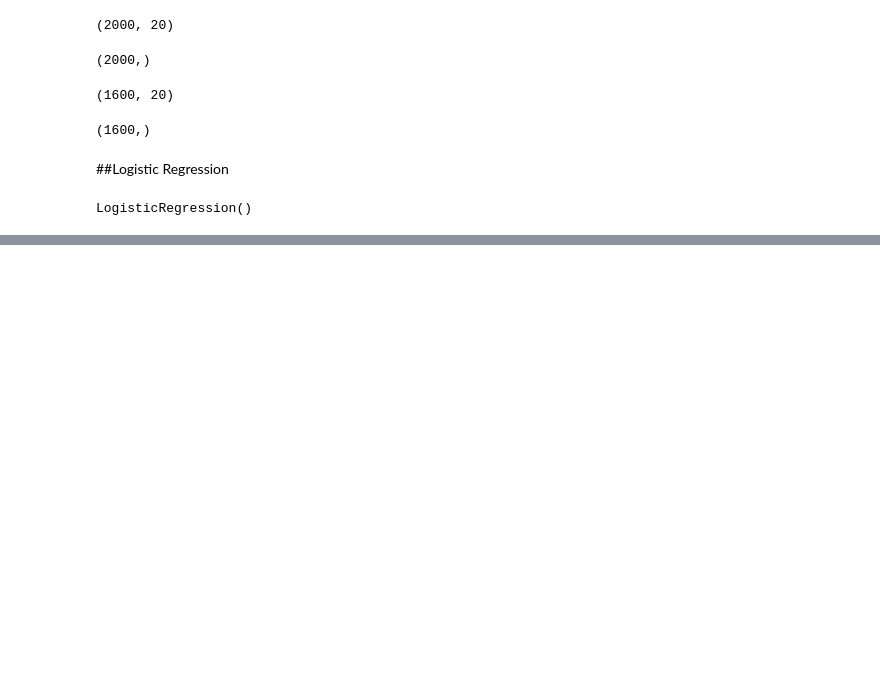
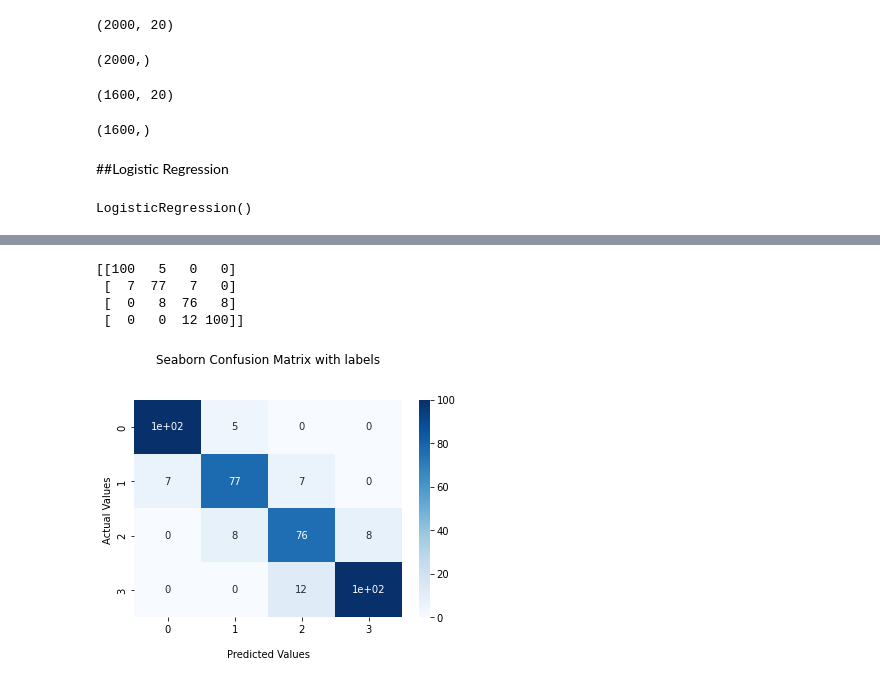
Before and after one commit to PrateekKumar88888/Mobile-Price-Range-Prediction, a Jupyter notebook: Mobile_Price_Range_Prediction_Capstone_Project.ipynb, the cells around one changed output, grey strips where cells are left out. Saved outputs shown, nothing was run; the diff lists cells and outputs as text; code cells hidden in the pictures; blank space fills up the shorter version.

```diff
--- a/Mobile_Price_Range_Prediction_Capstone_Project.ipynb
+++ b/Mobile_Price_Range_Prediction_Capstone_Project.ipynb
@@ -582,0 +589,5 @@ weighted avg       0.64      0.63      0.63      1500
+# %%
+from sklearn.ensemble import RandomForestClassifier
+# taking 300 trees
+clsr = RandomForestClassifier(n_estimators=300)
+clsr.fit(X_train, y_train)
@@ -582,0 +596,4 @@ weighted avg       0.64      0.63      0.63      1500
+# %%
+y_pred = clsr.predict(X_test)
+test_score= accuracy_score(y_test, y_pred)
+test_score
@@ -582,0 +621,27 @@ weighted avg       0.64      0.63      0.63      1500
+# %%
+import seaborn as sns
+from sklearn.metrics import confusion_matrix
+
+#Generate the confusion matrix
+cf_matrix = confusion_matrix(y_test, y_pred)
+
+print(cf_matrix)
+
+ax = sns.heatmap(cf_matrix, annot=True, cmap='Blues')
+
+ax.set_title('Seaborn Confusion Matrix with labels\n\n');
+ax.set_xlabel('\nPredicted Values')
+ax.set_ylabel('Actual Values ');
+
+## Ticket labels - List must be in alphabetical order
+ax.xaxis.set_ticklabels([0,1,2,3])
+ax.yaxis.set_ticklabels([0,1,2,3])
+
+## Display the visualization of the Confusion Matrix.
+plt.show()
+# %% [output]
+[[100   5   0   0]
+ [  7  77   7   0]
+ [  0   8  76   8]
+ [  0   0  12 100]]
+[figure, added]
```
Also changed, not shown: parts of 26 cells of this notebook.
